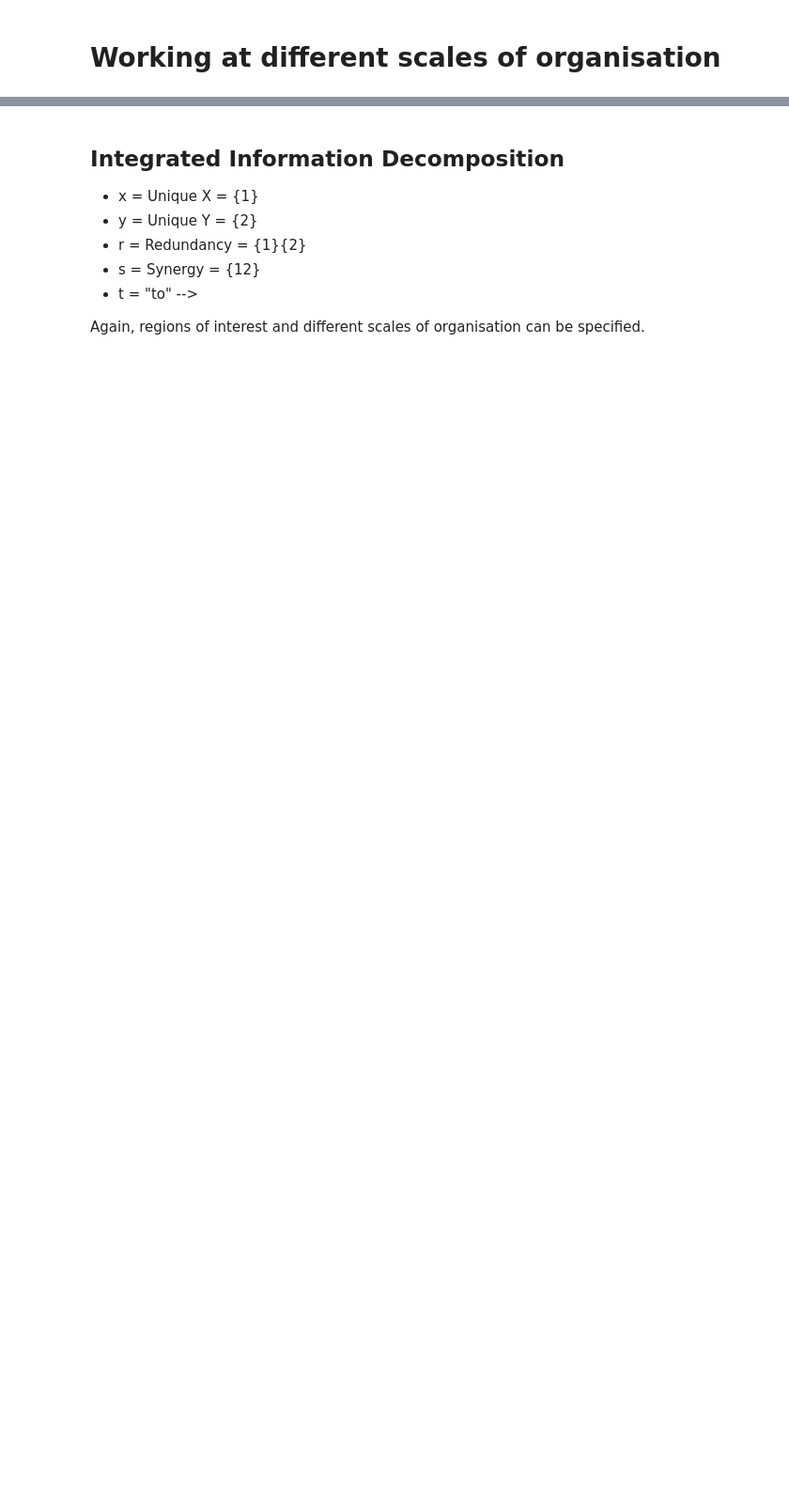
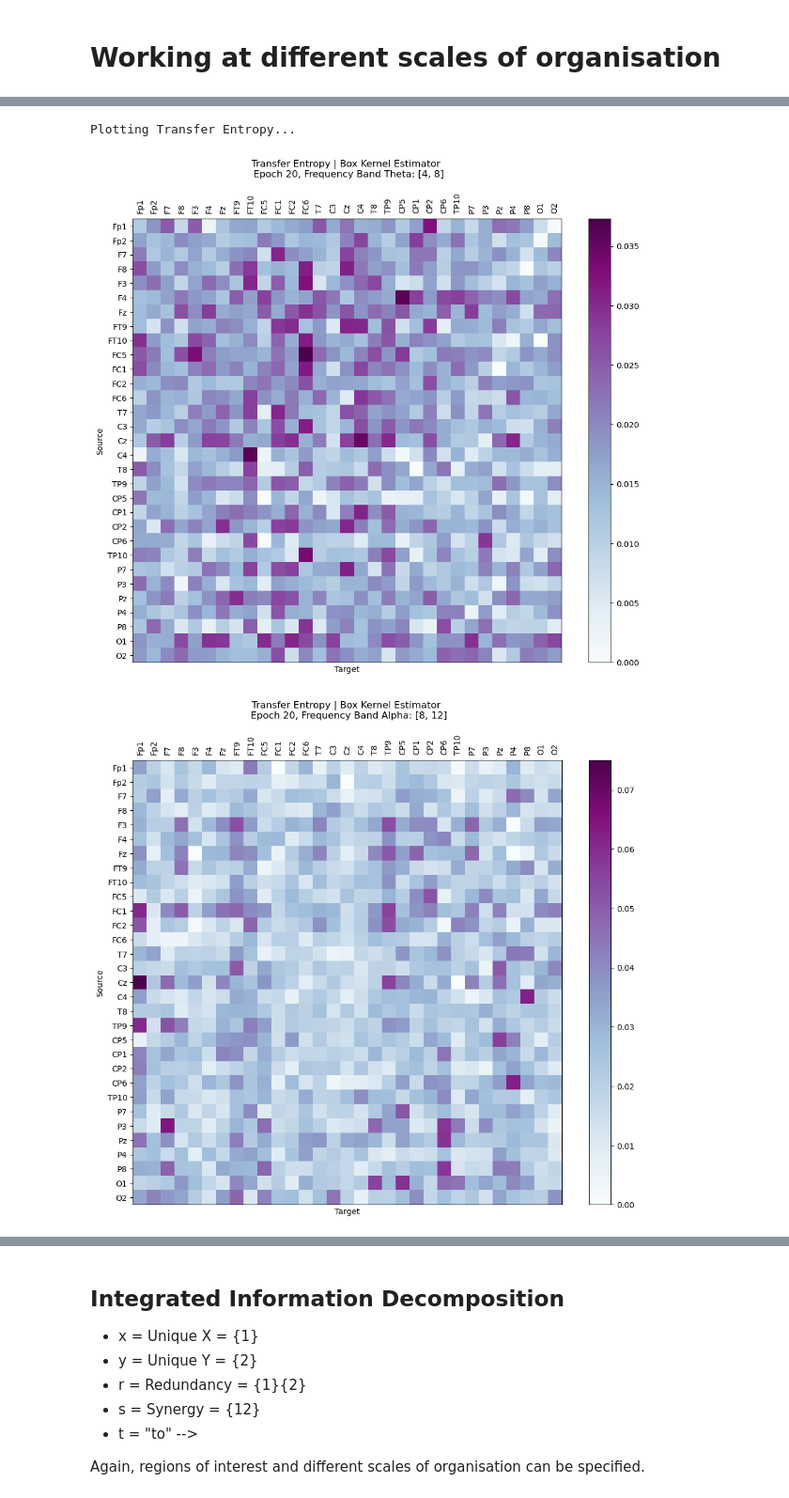
Before and after one commit to EdoardoChidichimo/HyperIT, a Jupyter notebook: hyperit/tutorial.ipynb, the cells around one changed output, grey strips where cells are left out. Shown at 94% size. Drawn from its saved outputs; the diff is of its cells as text; code cells hidden in the pictures; blank space fills up the shorter version.

```diff
--- a/hyperit/tutorial.ipynb
+++ b/hyperit/tutorial.ipynb
@@ -413,0 +423,15 @@ Target Groups:
+# %%
+it.reset_roi()
+
+te_matrix = it.compute_te(estimator = 'kernel',
+                          include_intra = False,
+                          calc_sigstats = False,
+                          vis = True,
+                          plot_epochs = [20],
+                          delay = 20,
+                          l = 100
+                          )
+# %% [output]
+Plotting Transfer Entropy...
+[figure, added]
+[figure, added]
```
Also changed, not shown: parts of 16 cells of this notebook, 4 other files.
